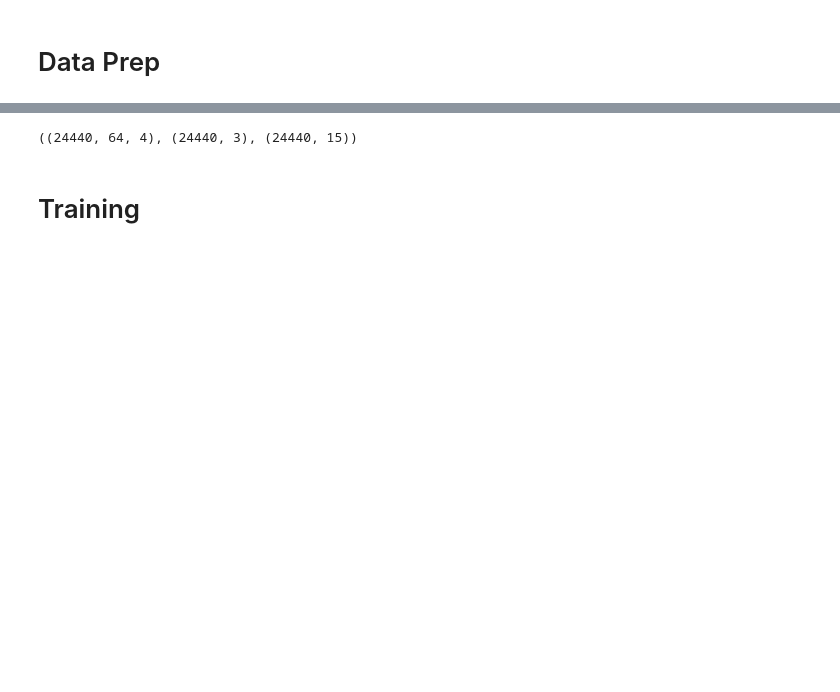
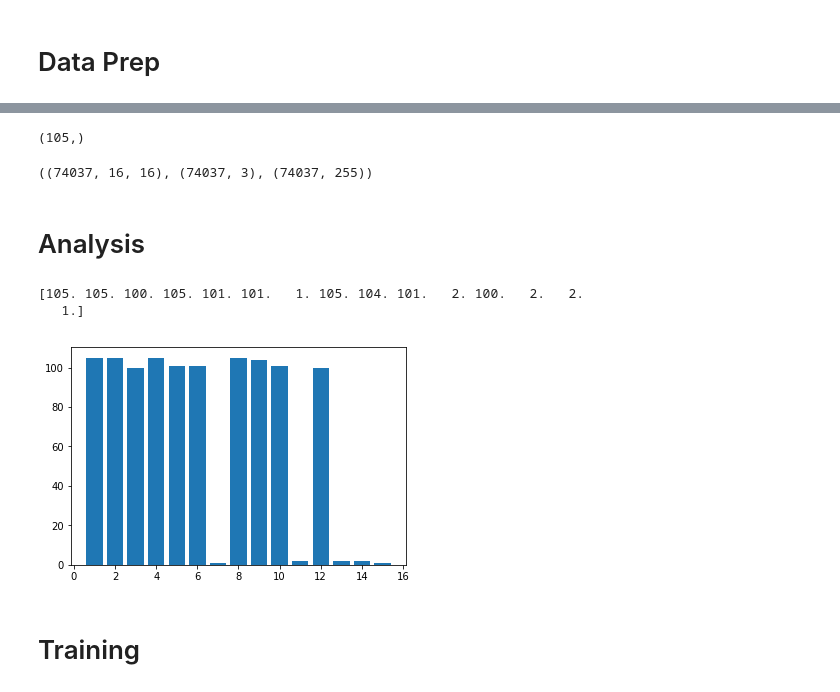
Before and after one commit to cpuguy96/StepCOVNet, a Jupyter notebook: arrow_placement.ipynb, the cells around one changed output, grey strips where cells are left out. Drawn from its saved outputs; the diff is of its cells as text; code cells hidden in the pictures; blank space fills up the shorter version.

Commit message:
changed to colab version; added support for different note types

```diff
--- a/arrow_placement.ipynb
+++ b/arrow_placement.ipynb
@@ -18,3 +35,5 @@ from keras.optimizers import Nadam
+# %%
+input_dir = "stepmania-note-generator/"
 # %%
 def get_file_names(mypath):
     return [f for f in listdir(mypath) if isfile(join(mypath, f))]
@@ -28,18 +47,32 @@ def get_notes(notes_path):
         file_notes = []
         with open(notes_path + file_name, 'r') as file:
             lines = file.readlines()
-            file_notes = np.asarray([x.replace("\n", "").split(" ") for x in lines[3:]]).astype("float32")
+            file_notes = np.asarray([x.replace("\n", "").split(" ") for x in lines[3:]])
         all_song_notes.append(file_notes)
     return np.asarray(all_song_notes)
 
 
-notes_by_song = get_notes("timings/")
+notes_by_song = get_notes(input_dir + "timings/")
+notes_by_song.shape
+# %% [output]
+(105,)
 # %%
 def get_binary_rep(arrow_values):
     return (((np.asarray(arrow_values).astype(int)[:,None] & (1 << np.arange(4)))) > 0).astype(int)
 
 
+def get_extended_binary_rep(arrow_combs):
+    extended_binary_rep = []
+    for i, arrow_comb in enumerate(arrow_combs):
+        binary_rep = np.zeros((4, 4))
+        for j, num in enumerate(list(arrow_comb)):
+            binary_rep[int(num), j] = 1
+        extended_binary_rep.append(binary_rep.ravel())
+    return np.asarray(extended_binary_rep)
+
+
 def create_tokens(timings):
+    timings = timings.astype("float32")
     tokens = np.zeros((timings.shape[0], 3))
     tokens[0][0] = 1 # set start token
     next_note_token = np.append(timings[1:] - timings[:-1], np.asarray([0]))
@@ -55,19 +88,42 @@ def get_notes_ngram(binary_notes, lookback):
     return np.asarray(list(ngrams(data_w_padding, lookback)))
 
 
+def get_all_note_combs():
+    all_note_combs = []
+
+    for i in range(0, 4):
+        for j in range(0, 4):
+            for k in range(0, 4):
+                for l in range(0, 4):
+                    all_note_combs.append(str(i)+str(j)+str(k)+str(l))
+
+    all_note_combs = all_note_combs[1:]
+
+    return all_note_combs
+
+
 def data_prep(notes_by_song, lookback = 5):
     from sklearn.preprocessing import OneHotEncoder
-    encoder = OneHotEncoder(categories='auto', sparse = False).fit(np.asarray(range(1, 16)).reshape(-1, 1))
+    #encoder = OneHotEncoder(categories='auto', sparse = False).fit(np.asarray(range(1, 16)).reshape(-1, 1))
+    encoder = OneHotEncoder(categories='auto', sparse = False).fit(np.asarray(get_all_note_combs()).reshape(-1, 1))
+
 
     all_arrows = []
     all_tokens = []
     all_labels = []
 
     for notes in notes_by_song:
-        binary_notes = get_binary_rep(notes[:, 0][:-1])
-        notes_ngram = get_notes_ngram(binary_notes, lookback)
-        tokens = create_tokens(notes[:, 1])
-        labels = encoder.transform(notes[:, 0].reshape(-1, 1))
+        #binary_notes = get_binary_rep(notes[:, 0][:-1].astype(int))
+
+        binary_notes = get_binary_rep(notes[:, 0].astype(int)).astype(str)
+        binary_notes = np.asarray([''.join(x) for x in binary_notes])
+        ex_binary_notes = get_extended_binary_rep(binary_notes[:-1])
+
+        notes_ngram = get_notes_ngram(ex_binary_notes, lookback)
+        tokens = create_tokens(notes[:, 1].astype("float32"))
+        #labels = encoder.transform(notes[:, 0].reshape(-1, 1))
+        labels = encoder.transform(binary_notes.reshape(-1, 1))
+
 
         all_arrows.append(notes_ngram)
         all_tokens.append(tokens)
@@ -75,10 +131,29 @@ def data_prep(notes_by_song, lookback = 5):
 
     return np.concatenate(all_arrows), np.concatenate(all_tokens), np.concatenate(all_labels)
 
-lookback = 64
+lookback = 16
+
 all_arrows, all_tokens, all_labels = data_prep(notes_by_song, lookback = lookback)
 all_arrows.shape, all_tokens.shape, all_labels.shape
 # %% [output]
-((24440, 64, 4), (24440, 3), (24440, 15))
+((74037, 16, 16), (74037, 3), (74037, 255))
+# %% [markdown]
+# Analysis
+# %%
+counts = np.zeros((15,))
+for song in notes_by_song:
+    counts[song[:,0].astype(int) - 1] += 1
+# %%
+print(counts)
+# %% [output]
+[105. 105. 100. 105. 101. 101.   1. 105. 104. 101.   2. 100.   2.   2.
+   1.]
+# %%
+import matplotlib.pyplot as plt
+
+plt.bar(range(1, 16), counts)
+plt.show()
+# %% [output]
+[figure, added]
 # %% [markdown]
 # Training
```
Also changed, not shown: parts of 12 cells of this notebook.
